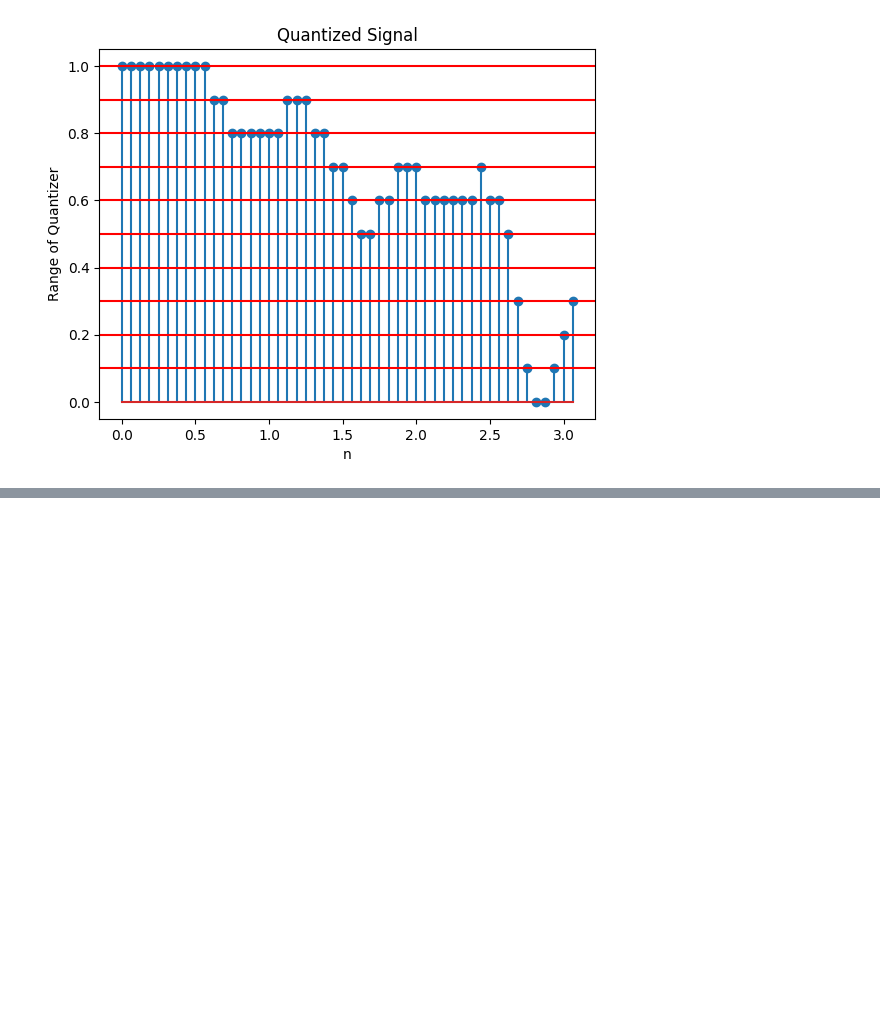
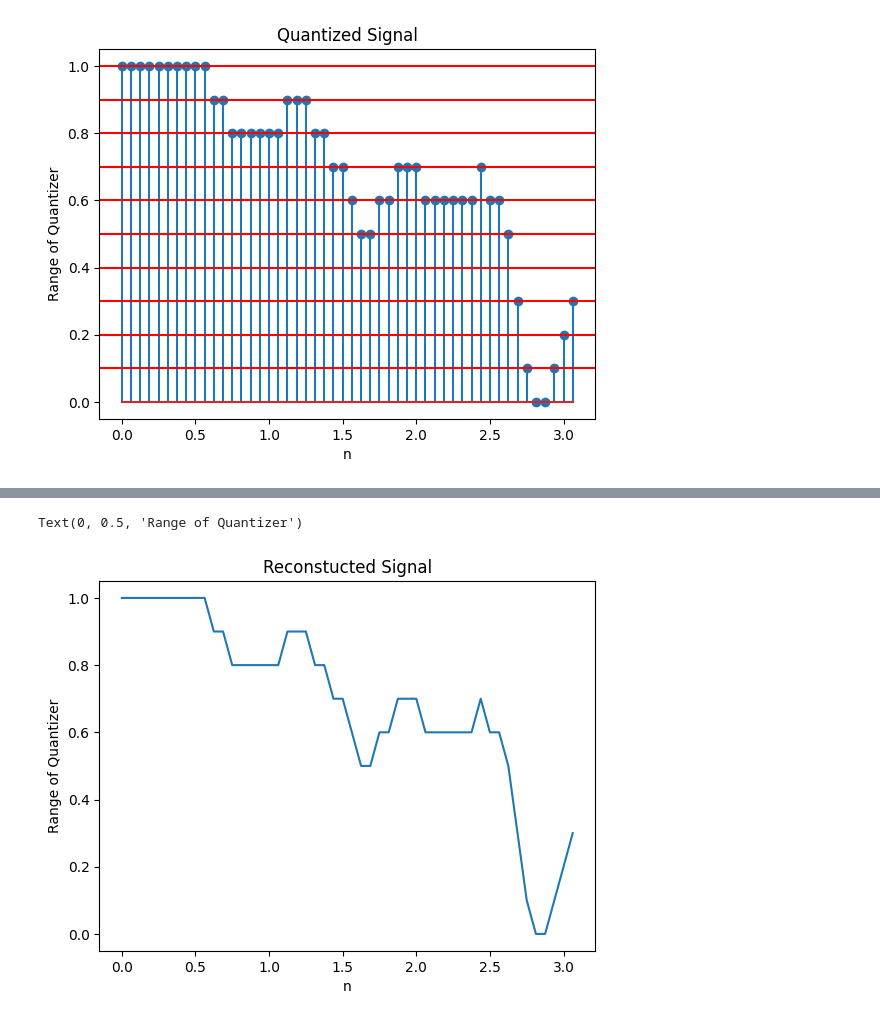
Before and after one commit to moez-rd/sinsis, a Jupyter notebook: notebook.ipynb, the cells around one changed output, grey strips where cells are left out. Drawn from its saved outputs; the diff is of its cells as text; code cells hidden in the pictures; blank space fills up the shorter version.

```diff
--- a/notebook.ipynb
+++ b/notebook.ipynb
@@ -134,0 +184,8 @@ plt.axhline(y = 1.0, xmin = 0, xmax = 10, color = 'r')
+# %%
+plt.title('Reconstucted Signal')
+plt.plot(n, x_decoded)
+plt.xlabel('n')
+plt.ylabel('Range of Quantizer')
+# %% [output]
+Text(0, 0.5, 'Range of Quantizer')
+[figure, added]
```
Also changed, not shown: parts of 3 cells of this notebook.
